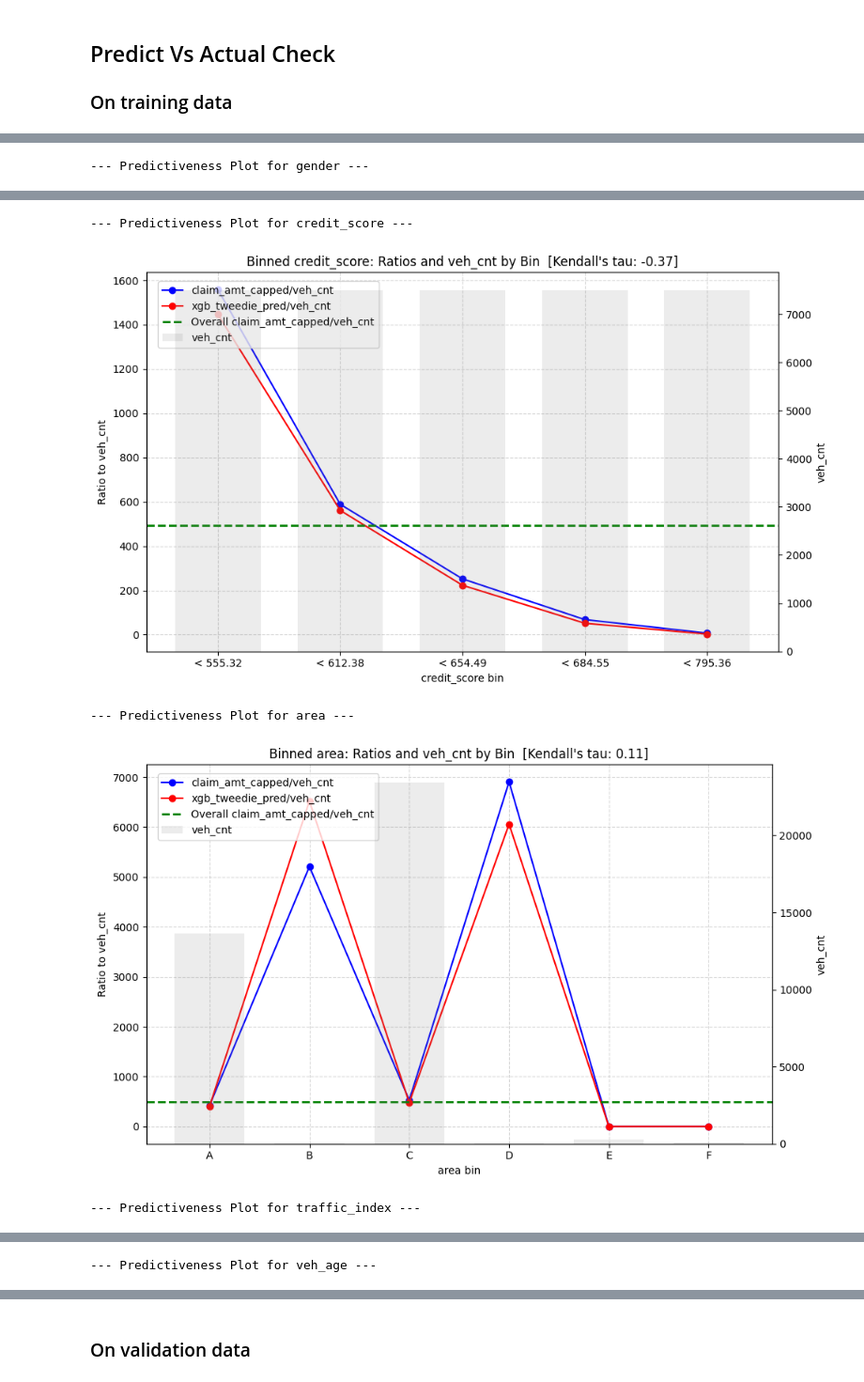
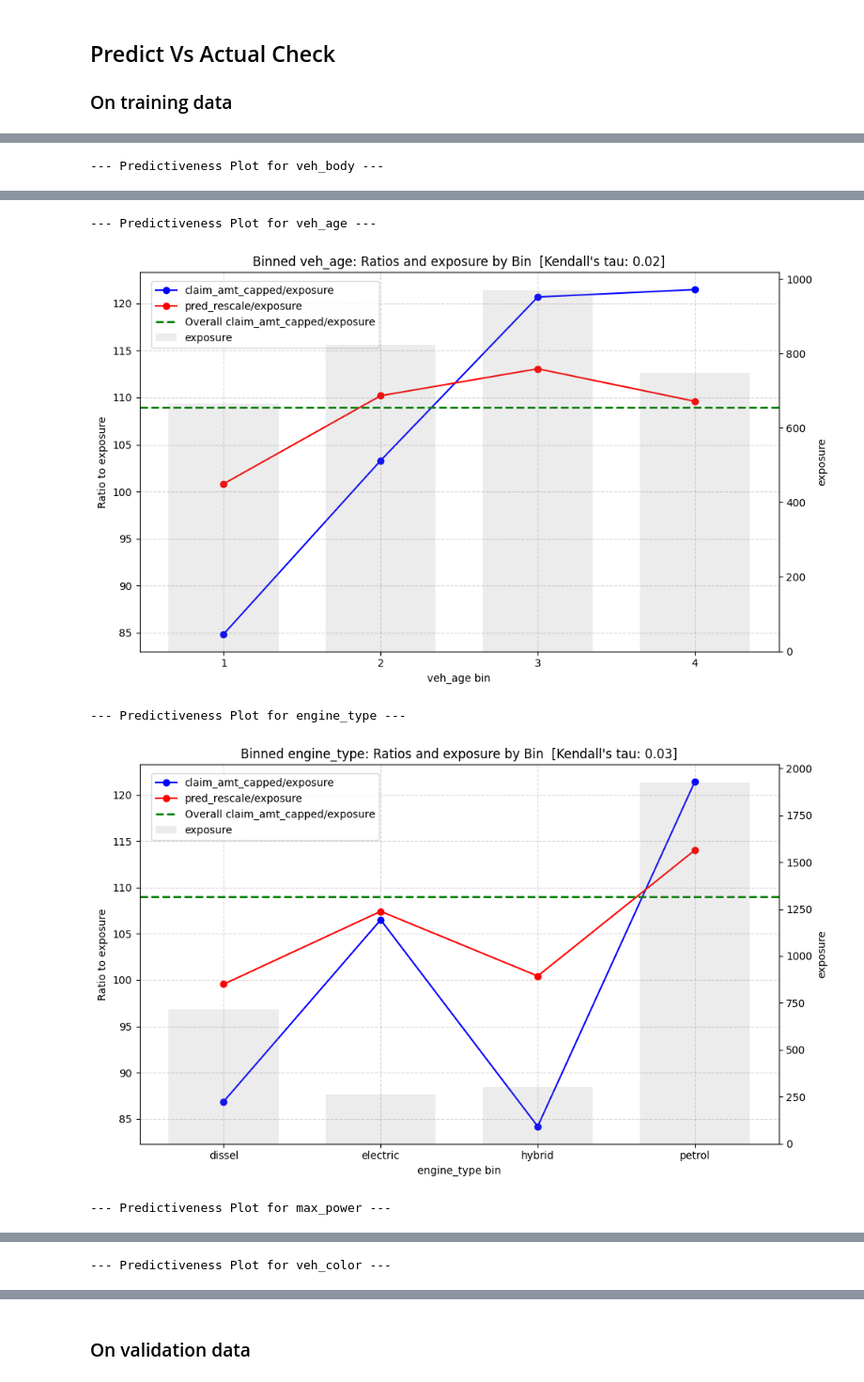
Before and after one commit to mengjin67/data_science_bootcamp_lecture_1, a Jupyter notebook: analysis_pipeline/model_selection.ipynb, the cells around one changed output, grey strips where cells are left out. Shown at 94% size. Drawn from its saved outputs; the diff is of its cells as text; code cells hidden in the pictures.

```diff
--- a/analysis_pipeline/model_selection.ipynb
+++ b/analysis_pipeline/model_selection.ipynb
@@ -22,0 +26,7 @@ model_data = pd.read_parquet(f"{input_folder}/model_data_{version_tag}.parquet")
+# %%
+# Load the selected IDs
+selected_ids = pd.read_csv("../.local/selected_data_identifiers.csv")['id']
+
+# Filter model_data to keep only rows with IDs in selected_ids
+model_data = model_data[model_data['id'].isin(selected_ids)].copy()
+print(model_data.shape)
@@ -23,6 +35,9 @@ model_data = pd.read_parquet(f"{input_folder}/model_data_{version_tag}.parquet")
 # %% [markdown]
 ## Build Model
 This is the base model of our project
+# %%
+# Compute the capped claim amount per exposure
+model_data['claim_amt_capped_per_exposure'] = model_data['claim_amt_capped'] / model_data['exposure']
 # %%
 # Define the list of predictors
 # Create predictor list
@@ -114,9 +133,6 @@ Best num_boost_round from CV: 57
 # %%
-# --- Model Fitting Score and Prediction ---
+# Model Fitting Score and Prediction ---
 # Prepare train and validation data for prediction
-from numpy import True_
-
-
 X_train = train_data[pred_lst].copy()
 X_val = val_data[pred_lst].copy()
 
@@ -128,18 +144,20 @@ for col in pred_lst:
         X_val[col] = X_val[col].astype('category')
 
 # In-sample fitted values
-# offset_train = np.log(1+train_data['exposure'].replace(0, np.nan)).fillna(0)
-# dtrain_pred = xgb.DMatrix(X_train, enable_categorical=True, base_margin=offset_train)
 dtrain_pred = xgb.DMatrix(X_train, enable_categorical=True)
 train_pred = model.predict(dtrain_pred)
-train_data['xgb_tweedie_pred'] = train_pred
+train_data['pred_per_exposure'] = train_pred
+train_data['pred'] = train_data['pred_per_exposure'] * train_data['exposure']  # Scale by exposure
+rescale_factor_2 = train_data['claim_amt_capped'].sum() / train_data['pred'].sum()
+print(rescale_factor_2)
+train_data['pred_rescale'] = train_data['pred'] * rescale_factor_2
 
 # Out-of-sample prediction on validation set
-# offset_val = np.log(1+val_data['exposure'].replace(0, np.nan)).fillna(0)
-# dval_pred = xgb.DMatrix(X_val, enable_categorical=True, base_margin=offset_val)
 dval_pred = xgb.DMatrix(X_val, enable_categorical=True)
 val_pred = model.predict(dval_pred)
-val_data['xgb_tweedie_pred'] = val_pred
+val_data['pred_per_exposure'] = val_pred
+val_data['pred'] = val_data['pred_per_exposure'] * val_data['exposure']  # Scale by exposure
+val_data['pred_rescale'] = val_data['pred'] * rescale_factor_2
 
 # --- Variable Importance Plot ---
 import matplotlib.pyplot as plt
@@ -281,9 +308,9 @@ MAE: 279.97
 from analysis_tool_chest.data_exploration import PredictivenessCheckList
 
 # Example setup
-exp_var = 'veh_cnt'
+exp_var = 'exposure'
 var_1 = 'claim_amt_capped'
-var_2 = 'xgb_tweedie_pred'
+var_2 = 'pred_rescale'
 nbins = 5
 
 # Create and run the PredictivenessCheckList
@@ -304 +331 @@ pcl.plot_all()
---- Predictiveness Plot for gender ---
+--- Predictiveness Plot for veh_body ---
@@ -306,5 +333,5 @@ pcl.plot_all()
---- Predictiveness Plot for credit_score ---
+--- Predictiveness Plot for veh_age ---
-[figure, old version]
+[figure, new version]
---- Predictiveness Plot for area ---
+--- Predictiveness Plot for engine_type ---
-[figure, old version]
+[figure, new version]
---- Predictiveness Plot for traffic_index ---
+--- Predictiveness Plot for max_power ---
@@ -312 +339 @@ pcl.plot_all()
---- Predictiveness Plot for veh_age ---
+--- Predictiveness Plot for veh_color ---
```
Also changed, not shown: parts of 9 cells of this notebook, 5 other files.
